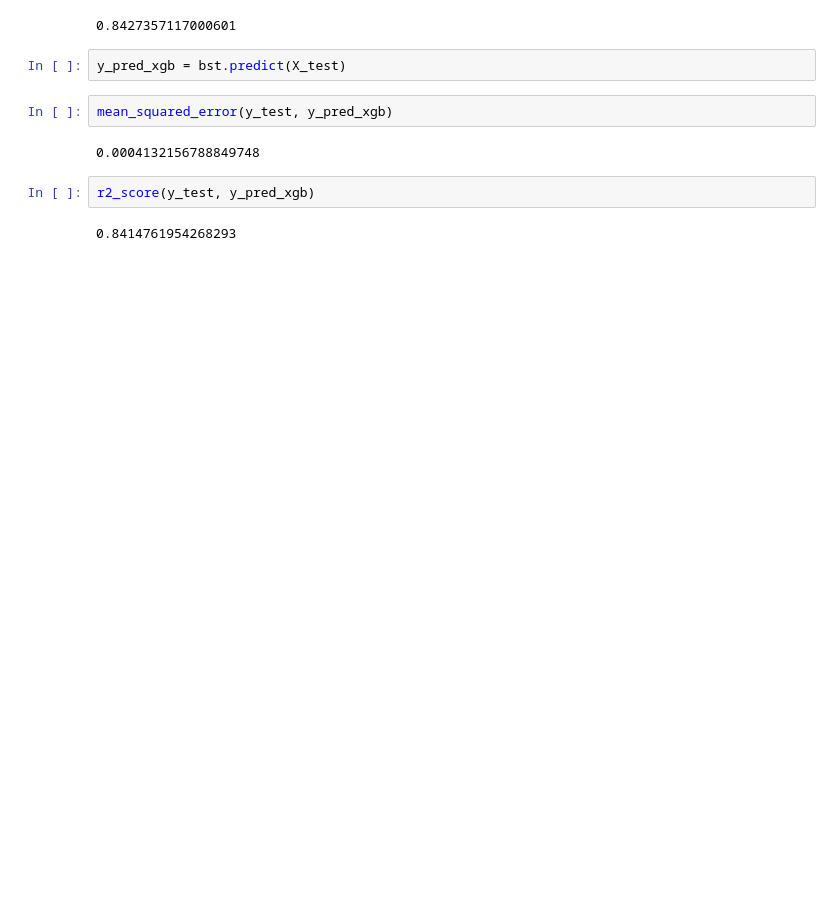
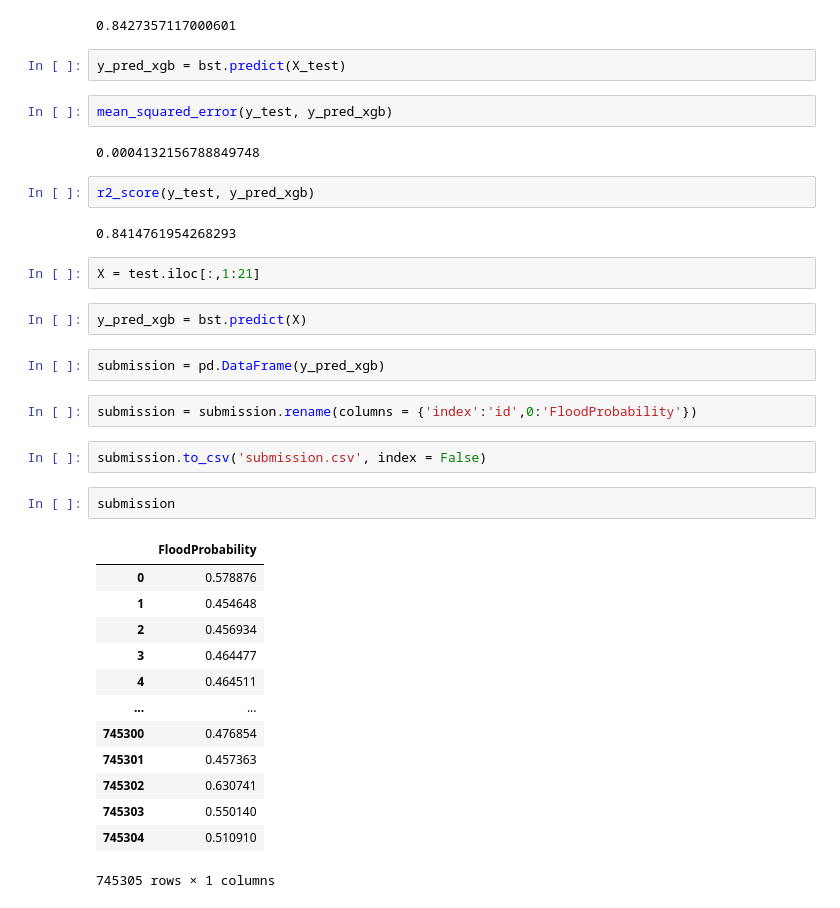
Before and after one commit to kjfinn1/Credit-Risk-Model, a Jupyter notebook: Flood Prediction.ipynb, the cells around one changed output. Drawn from its saved outputs; the diff is of its cells as text; blank space fills up the shorter version.

```diff
--- a/Flood Prediction.ipynb
+++ b/Flood Prediction.ipynb
@@ -163,3 +163,29 @@ mean_squared_error(y_test, y_pred_xgb)
 r2_score(y_test, y_pred_xgb)
 # %% [output]
 0.8414761954268293
+# %%
+X = test.iloc[:,1:21]
+# %%
+y_pred_xgb = bst.predict(X)
+# %%
+submission = pd.DataFrame(y_pred_xgb)
+# %%
+submission = submission.rename(columns = {'index':'id',0:'FloodProbability'})
+# %%
+submission.to_csv('submission.csv', index = False)
+# %%
+submission
+# %% [output]
+|  | FloodProbability |
+| 0 | 0.578876 |
+| 1 | 0.454648 |
+| 2 | 0.456934 |
+| 3 | 0.464477 |
+| 4 | 0.464511 |
+| ... | ... |
+| 745300 | 0.476854 |
+| 745301 | 0.457363 |
+| 745302 | 0.630741 |
+| 745303 | 0.550140 |
+| 745304 | 0.510910 |
+745305 rows × 1 columns
```
Also changed, not shown: 1 other file.
